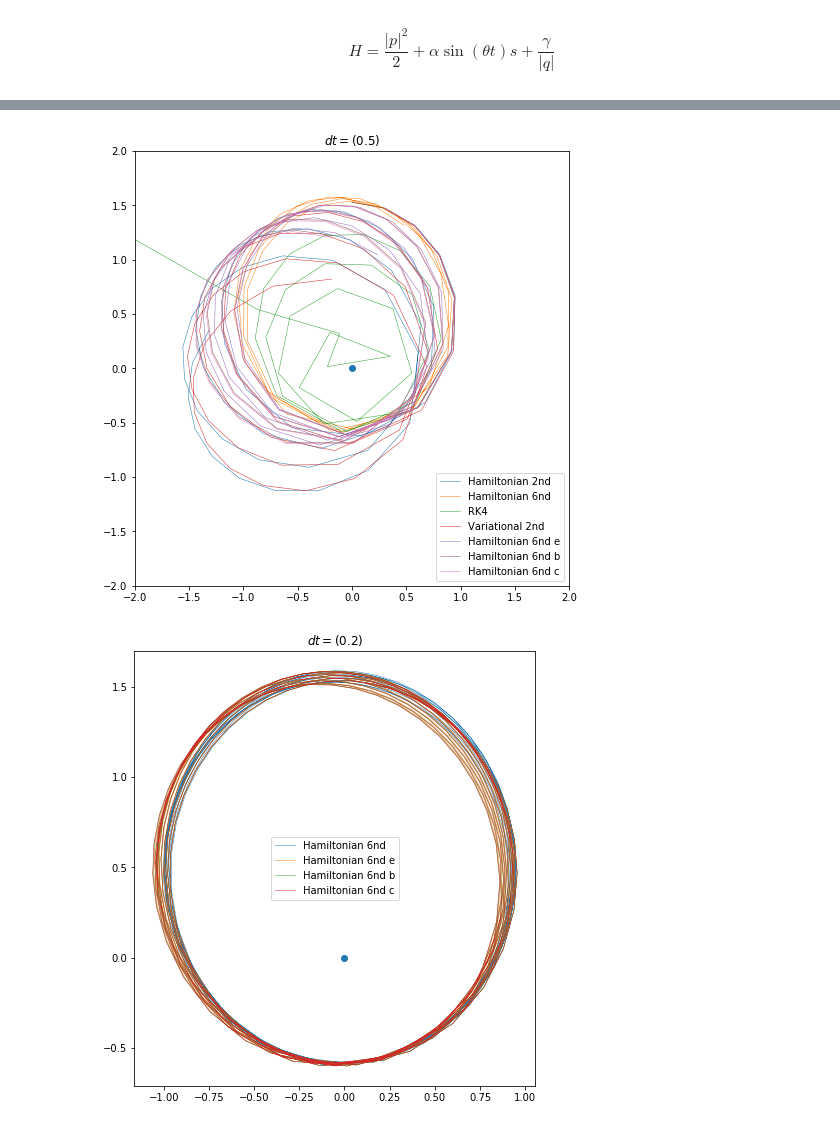
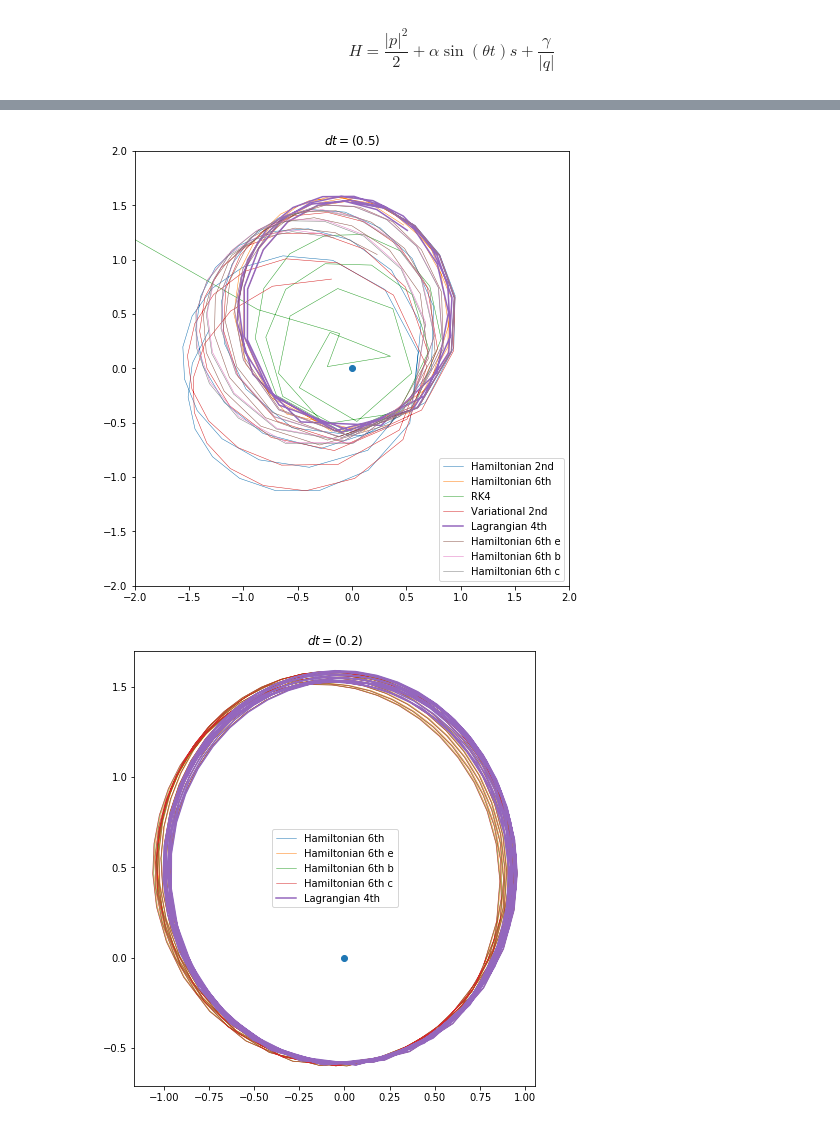
Before and after one commit to mseri/contact-integrators, a Jupyter notebook: The Time-Perturbed Kepler model.ipynb, the cells around one changed output, grey strips where cells are left out. Drawn from its saved outputs; the diff is of its cells as text; code cells hidden in the pictures.

Commit message:
Added Lagrangian 4th order method

```diff
--- a/The Time-Perturbed Kepler model.ipynb
+++ b/The Time-Perturbed Kepler model.ipynb
@@ -42,6 +54,7 @@ for (p0, q0) in [init]:
     solm, solms, _ = ic.integrate(ic.step6, tpk, tspan, p0, q0, 0.0)
     solrk = rk4(tpk, np.concatenate([p0,q0]), tspan)
     solsc, solscs, _ = ic.integrate(ic.variational_step, tpk, tspan, p0, q0, 0.0)
+    sollag, sollags, _ = ic.integrate(ic.step_lag4, tpk, tspan, p0, q0, 0.0)
 
     sole, _, _ = ic.integrate(ic.step6e, tpk, tspan, p0, q0, 0.0)
     solb, _, _ = ic.integrate(ic.step6b, tpk, tspan, p0, q0, 0.0)
@@ -52,7 +65,7 @@ for (p0, q0) in [init]:
              linewidth=0.5, label="Hamiltonian 2nd")
     plt.plot(solm[:,1,0],
              solm[:,1,1],
-             linewidth=0.5, label="Hamiltonian 6nd")
+             linewidth=0.5, label="Hamiltonian 6th")
     plt.plot([rk[2] for rk in solrk],
              [rk[3] for rk in solrk],
              linewidth=0.5, label="RK4")
@@ -60,13 +73,16 @@ for (p0, q0) in [init]:
     plt.plot(solsc[:,1,0],
              solsc[:,1,1],
              linewidth=0.5, label="Variational 2nd")
+    plt.plot(sollag[:,1,0],
+             sollag[:,1,1],
+             linewidth=0.5, label="Variational 4th")
 
     plt.plot(sole[:,1,0],
              sole[:,1,1],
-             linewidth=0.5, label="Hamiltonian 6nd e")
+             linewidth=0.5, label="Hamiltonian 6th e")
     plt.plot(solb[:,1,0],
              solb[:,1,1],
-             linewidth=0.5, label="Hamiltonian 6nd b")
+             linewidth=0.5, label="Hamiltonian 6th b")
 #     plt.plot(solc[:,1,0],
 #              solc[:,1,1],
 #              linewidth=0.5, label="Hamiltonian 6nd c")
@@ -102,6 +118,7 @@ for i,precision in enumerate([10, 100, 1000]):
     solm, solms, _ = ic.integrate(ic.step6, tpk, tspan, p0, q0, 0.0)
     solrk = rk4(tpk, np.concatenate([p0,q0]), tspan)
     solsc, solscs, _ = ic.integrate(ic.variational_step, tpk, tspan, p0, q0, 0.0)
+    sollag, sollags, _ = ic.integrate(ic.step_lag4, tpk, tspan, p0, q0, 0.0)
 
     sole, _, _ = ic.integrate(ic.step6e, tpk, tspan, p0, q0, 0.0)
     solb, _, _ = ic.integrate(ic.step6b, tpk, tspan, p0, q0, 0.0)
@@ -112,7 +129,7 @@ for i,precision in enumerate([10, 100, 1000]):
              linewidth=0.5, label="Hamiltonian 2nd")
     plt.plot(solm[:,1,0],
              solm[:,1,1],
-             linewidth=0.5, label="Hamiltonian 6nd")
+             linewidth=0.5, label="Hamiltonian 6th")
     plt.plot([rk[2] for rk in solrk],
              [rk[3] for rk in solrk],
              linewidth=0.5, label="RK4")
@@ -120,13 +137,16 @@ for i,precision in enumerate([10, 100, 1000]):
     plt.plot(solsc[:,1,0],
              solsc[:,1,1],
              linewidth=0.5, label="Variational 2nd")
+    plt.plot(sollag[:,1,0],
+             sollag[:,1,1],
+             label="Lagrangian 4th")
 
     plt.plot(sole[:,1,0],
              sole[:,1,1],
-             linewidth=0.5, label="Hamiltonian 6nd e")
+             linewidth=0.5, label="Hamiltonian 6th e")
     plt.plot(solb[:,1,0],
              solb[:,1,1],
-             linewidth=0.5, label="Hamiltonian 6nd b")
+             linewidth=0.5, label="Hamiltonian 6th b")
 #     plt.plot(solc[:,1,0],
 #              solc[:,1,1],
 #              linewidth=0.5, label="Hamiltonian 6nd c")
@@ -155,6 +175,7 @@ for (p0, q0) in [init]:
     solm, solms, _ = ic.integrate(ic.step6, tpk, tspan, p0, q0, 0.0)
     solrk = rk4(tpk, np.concatenate([p0,q0]), tspan)
     solsc, solscs, _ = ic.integrate(ic.variational_step, tpk, tspan, p0, q0, 0.0)
+    sollag, sollags, _ = ic.integrate(ic.step_lag4, tpk, tspan, p0, q0, 0.0)
 
     sole, _, _ = ic.integrate(ic.step6e, tpk, tspan, p0, q0, 0.0)
     solb, _, _ = ic.integrate(ic.step6b, tpk, tspan, p0, q0, 0.0)
@@ -165,7 +186,7 @@ for (p0, q0) in [init]:
              linewidth=0.5, label="Hamiltonian 2nd")
     plt.plot(solm[:,1,0],
              solm[:,1,1],
-             linewidth=0.5, label="Hamiltonian 6nd")
+             linewidth=0.5, label="Hamiltonian 6th")
     plt.plot([rk[2] for rk in solrk],
              [rk[3] for rk in solrk],
              linewidth=0.5, label="RK4")
@@ -173,16 +194,19 @@ for (p0, q0) in [init]:
     plt.plot(solsc[:,1,0],
              solsc[:,1,1],
              linewidth=0.5, label="Variational 2nd")
+    plt.plot(sollag[:,1,0],
+             sollag[:,1,1],
+             label="Lagrangian 4th")
 
     plt.plot(sole[:,1,0],
              sole[:,1,1],
-             linewidth=0.5, label="Hamiltonian 6nd e")
+             linewidth=0.5, label="Hamiltonian 6th e")
     plt.plot(solb[:,1,0],
              solb[:,1,1],
-             linewidth=0.5, label="Hamiltonian 6nd b")
+             linewidth=0.5, label="Hamiltonian 6th b")
     plt.plot(solc[:,1,0],
              solc[:,1,1],
-             linewidth=0.5, label="Hamiltonian 6nd c")
+             linewidth=0.5, label="Hamiltonian 6th c")
 
     plt.scatter(0,0)
 
@@ -194,40 +218,44 @@ for (p0, q0) in [init]:
     plt.legend()
     plt.show()
 # %% [output]
-[figure, old version]
+[figure, new version]
 # %%
 tpk = TimePerturbedKepler(-0.07, 2*np.pi, -1)
 dt = 0.2
 tf = 80
 
 tspan = np.arange(0.0, tf, dt)
 
 solm, solms, _ = ic.integrate(ic.step6, tpk, tspan, p0, q0, 0.0)
 
 sole, _, _ = ic.integrate(ic.step6e, tpk, tspan, p0, q0, 0.0)
 solb, _, _ = ic.integrate(ic.step6b, tpk, tspan, p0, q0, 0.0)
 solc, _, _ = ic.integrate(ic.step6c, tpk, tspan, p0, q0, 0.0)
+sollag, _, _ = ic.integrate(ic.step_lag4, tpk, tspan, p0, q0, 0.0)
 
 plt.figure(figsize=(12,8))
 plt.title(f"$dt=({dt})$")
 plt.plot(solm[:,1,0],
          solm[:,1,1],
-         linewidth=0.5, label="Hamiltonian 6nd")
+         linewidth=0.5, label="Hamiltonian 6th")
 plt.plot(sole[:,1,0],
          sole[:,1,1],
-         linewidth=0.5, label="Hamiltonian 6nd e")
+         linewidth=0.5, label="Hamiltonian 6th e")
 plt.plot(solb[:,1,0],
          solb[:,1,1],
-         linewidth=0.5, label="Hamiltonian 6nd b")
+         linewidth=0.5, label="Hamiltonian 6th b")
 plt.plot(solc[:,1,0],
          solc[:,1,1],
-         linewidth=0.5, label="Hamiltonian 6nd c")
+         linewidth=0.5, label="Hamiltonian 6th c")
+plt.plot(sollag[:,1,0],
+        sollag[:,1,1],
+        label="Lagrangian 4th")
 
 plt.scatter(0,0)
 
 plt.gca().set_aspect('equal', adjustable='box')
 
 plt.legend()
 plt.show()
 # %% [output]
-[figure, old version]
+[figure, new version]
```
Also changed, not shown: parts of 3 cells of this notebook.
